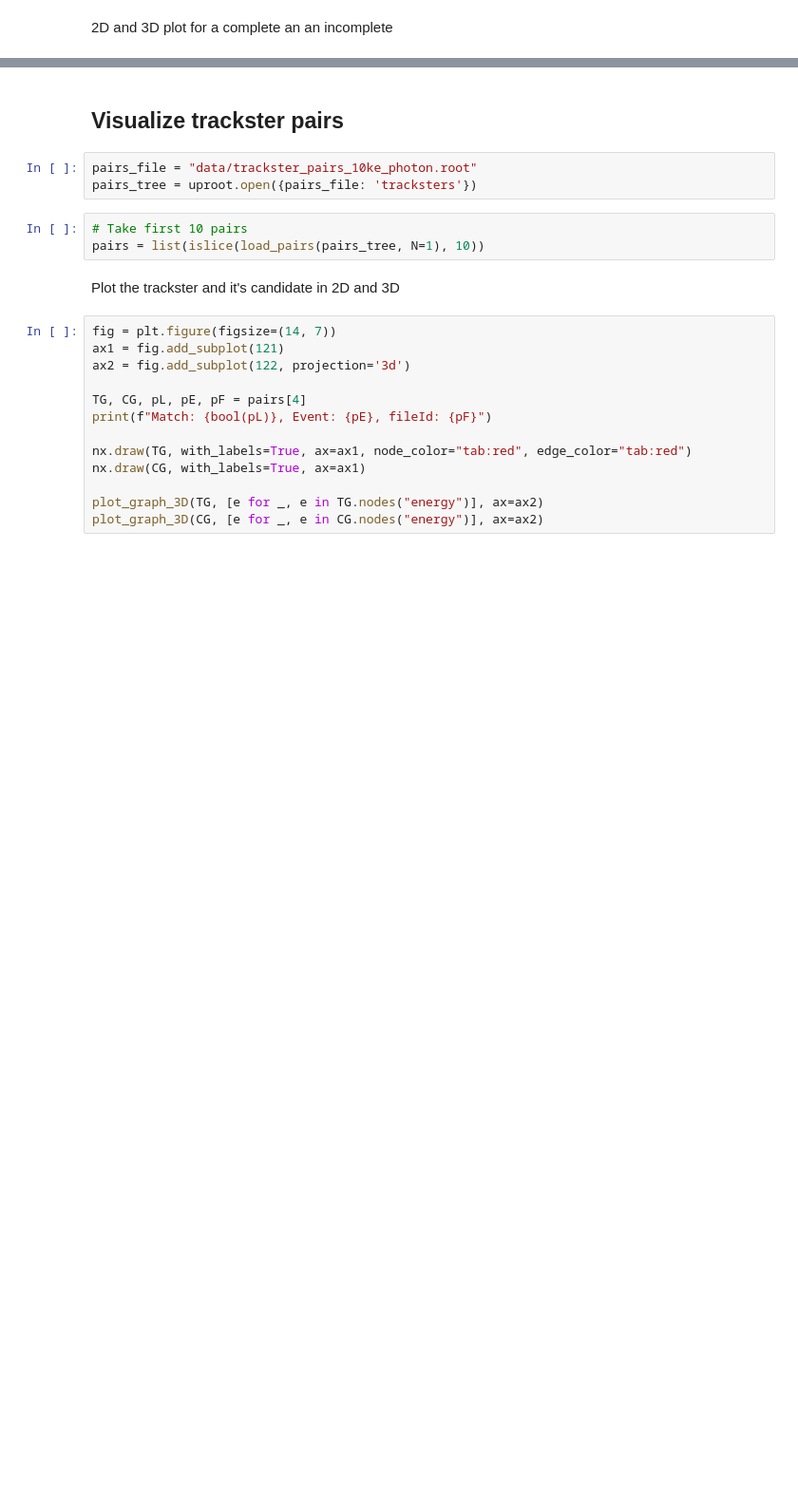
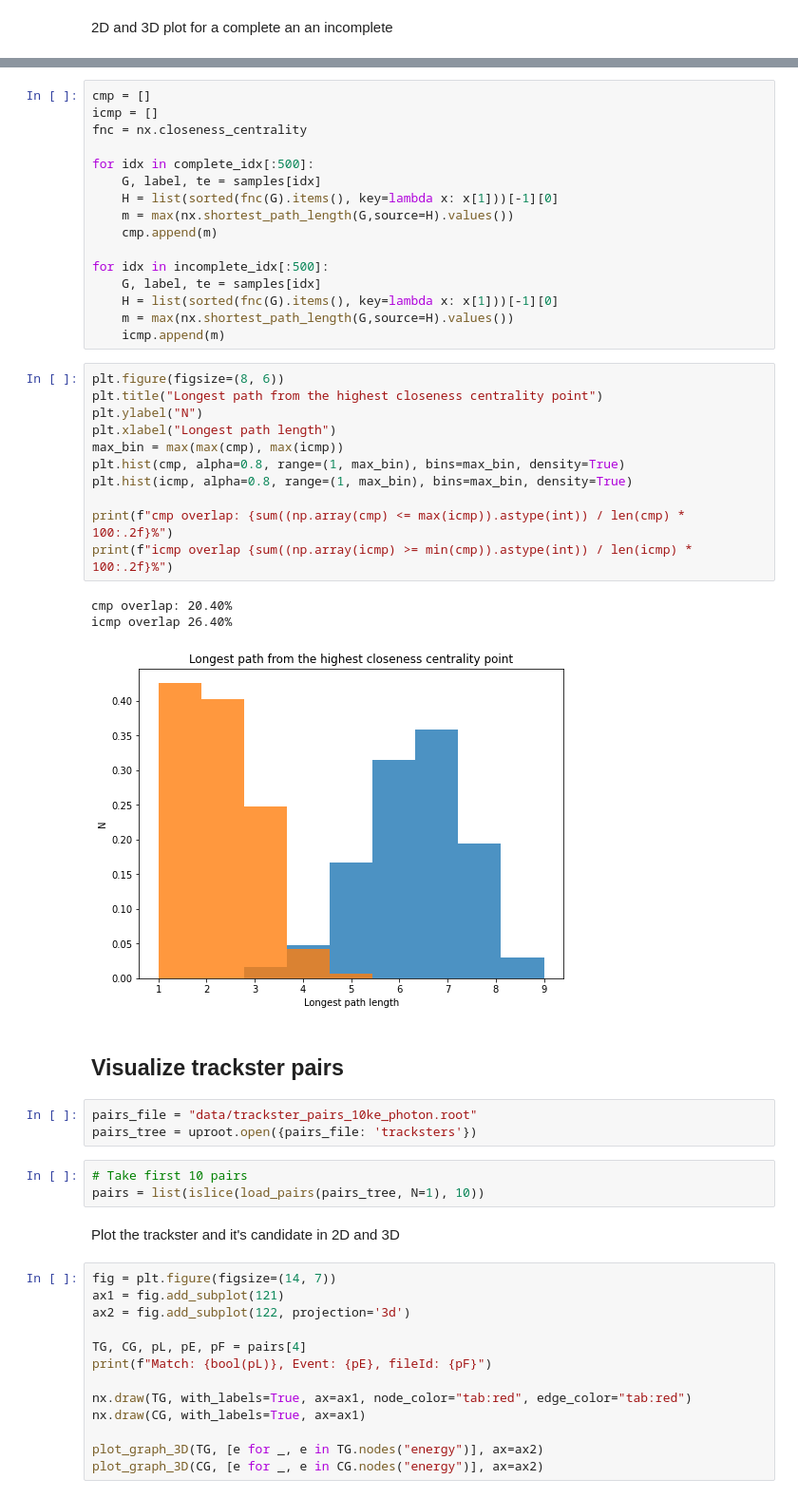
Before and after one commit to edcuba/TICLHack22_PatternReco, a Jupyter notebook: 1_build_graph.ipynb, the cells around one changed output, grey strips where cells are left out. Shown at 95% size. Cells and saved outputs as stored; diff of their text form; blank space fills up the shorter version.

```diff
--- a/1_build_graph.ipynb
+++ b/1_build_graph.ipynb
@@ -91,3 +93,34 @@ plot_graph_3D(iG, ite, ax=ax4)
+# %%
+cmp = []
+icmp = []
+fnc = nx.closeness_centrality
+
+for idx in complete_idx[:500]:
+    G, label, te = samples[idx]
+    H = list(sorted(fnc(G).items(), key=lambda x: x[1]))[-1][0]
+    m = max(nx.shortest_path_length(G,source=H).values())
+    cmp.append(m)
+
+for idx in incomplete_idx[:500]:
+    G, label, te = samples[idx]
+    H = list(sorted(fnc(G).items(), key=lambda x: x[1]))[-1][0]
+    m = max(nx.shortest_path_length(G,source=H).values())
+    icmp.append(m)
+# %%
+plt.figure(figsize=(8, 6))
+plt.title("Longest path from the highest closeness centrality point")
+plt.ylabel("N")
+plt.xlabel("Longest path length")
+max_bin = max(max(cmp), max(icmp))
+plt.hist(cmp, alpha=0.8, range=(1, max_bin), bins=max_bin, density=True)
+plt.hist(icmp, alpha=0.8, range=(1, max_bin), bins=max_bin, density=True)
+
+print(f"cmp overlap: {sum((np.array(cmp) <= max(icmp)).astype(int)) / len(cmp) * 100:.2f}%")
+print(f"icmp overlap {sum((np.array(icmp) >= min(cmp)).astype(int)) / len(icmp) * 100:.2f}%")
+# %% [output]
+cmp overlap: 20.40%
+icmp overlap 26.40%
+[figure, added]
 # %% [markdown]
 ## Visualize trackster pairs
 # %%
```
Also changed, not shown: parts of 4 cells of this notebook, 1 other file.
